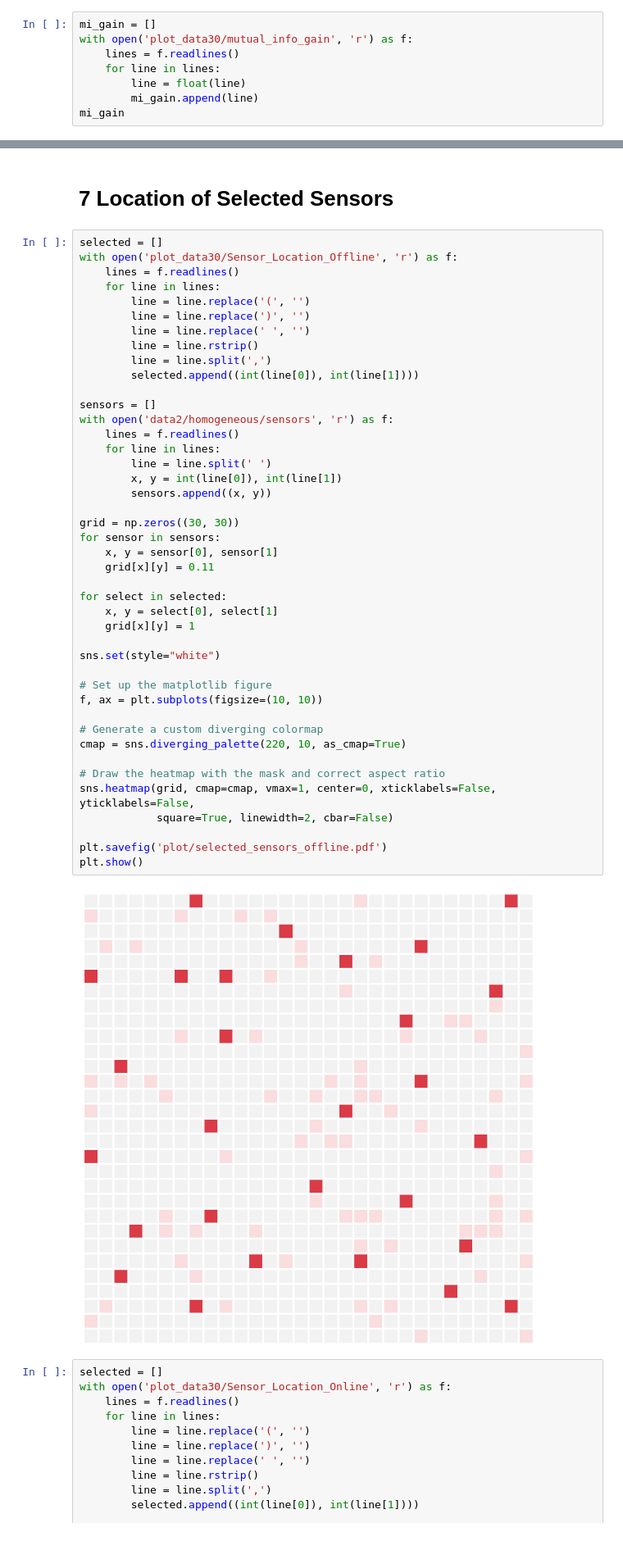
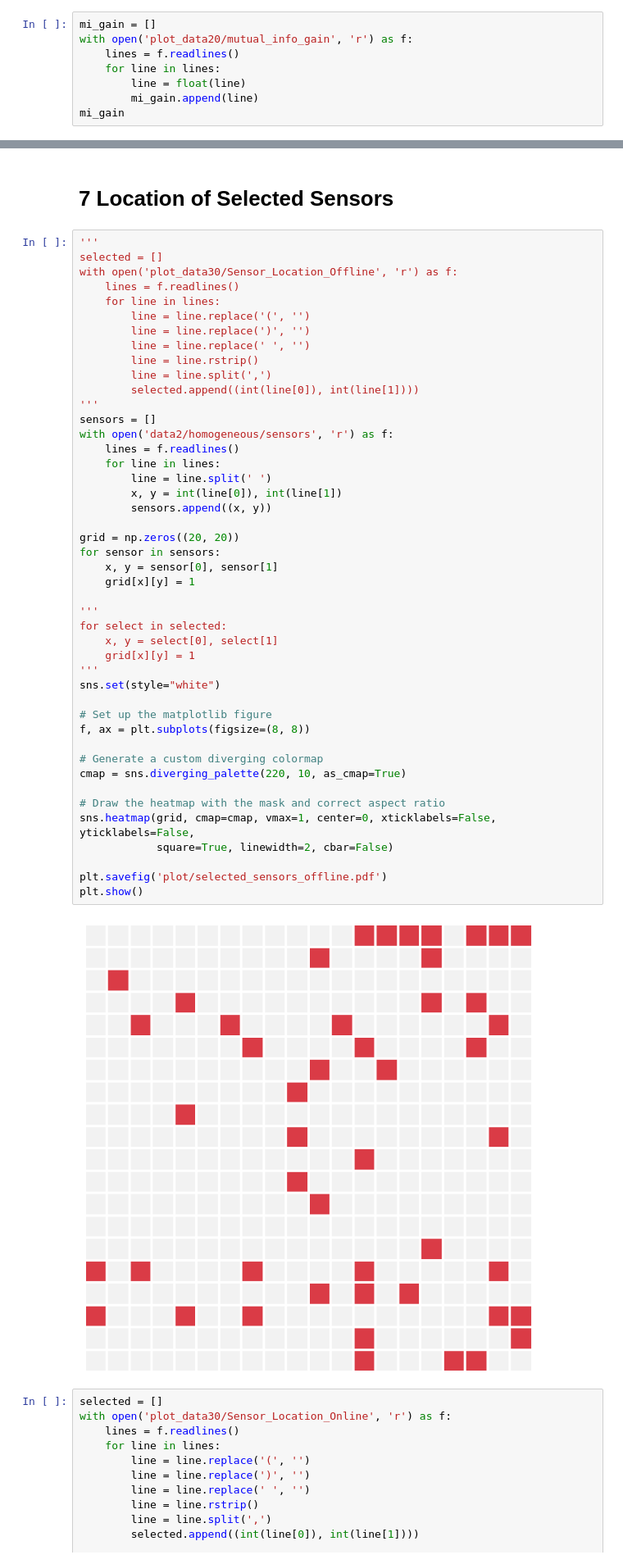
Before and after one commit to Wings-Lab/SelectSensor, a Jupyter notebook: plots.ipynb, the cells around one changed output, grey strips where cells are left out. Shown: that part at 82% size. Saved outputs shown, nothing was run; the diff lists cells and outputs as text.

```diff
--- a/plots.ipynb
+++ b/plots.ipynb
@@ -301,7 +301,7 @@ plt.show()
 # 6 Online Accuracy & Mutual Infomation
 # %%
 mi_gain = []
-with open('plot_data30/mutual_info_gain', 'r') as f:
+with open('plot_data20/mutual_info_gain', 'r') as f:
     lines = f.readlines()
     for line in lines:
         line = float(line)
@@ -374,6 +374,7 @@ plt.show()
 # %% [markdown]
 # 7 Location of Selected Sensors
 # %%
+'''
 selected = []
 with open('plot_data30/Sensor_Location_Offline', 'r') as f:
     lines = f.readlines()
@@ -384,40 +385,41 @@ with open('plot_data30/Sensor_Location_Offline', 'r') as f:
         line = line.rstrip()
         line = line.split(',')
         selected.append((int(line[0]), int(line[1])))
-
+'''
 sensors = []
 with open('data2/homogeneous/sensors', 'r') as f:
     lines = f.readlines()
     for line in lines:
         line = line.split(' ')
         x, y = int(line[0]), int(line[1])
         sensors.append((x, y))
 
-grid = np.zeros((30, 30))
+grid = np.zeros((20, 20))
 for sensor in sensors:
     x, y = sensor[0], sensor[1]
-    grid[x][y] = 0.11
+    grid[x][y] = 1
 
+'''
 for select in selected:
     x, y = select[0], select[1]
     grid[x][y] = 1
-
+'''
 sns.set(style="white")
 
 # Set up the matplotlib figure
-f, ax = plt.subplots(figsize=(10, 10))
+f, ax = plt.subplots(figsize=(8, 8))
 
 # Generate a custom diverging colormap
 cmap = sns.diverging_palette(220, 10, as_cmap=True)
 
 # Draw the heatmap with the mask and correct aspect ratio
 sns.heatmap(grid, cmap=cmap, vmax=1, center=0, xticklabels=False, yticklabels=False,
             square=True, linewidth=2, cbar=False)
 
 plt.savefig('plot/selected_sensors_offline.pdf')
 plt.show()
 # %% [output]
-[figure, old version]
+[figure, new version]
 # %%
 selected = []
 with open('plot_data30/Sensor_Location_Online', 'r') as f:
```
Also changed, not shown: parts of 5 cells of this notebook, 5 other files.
